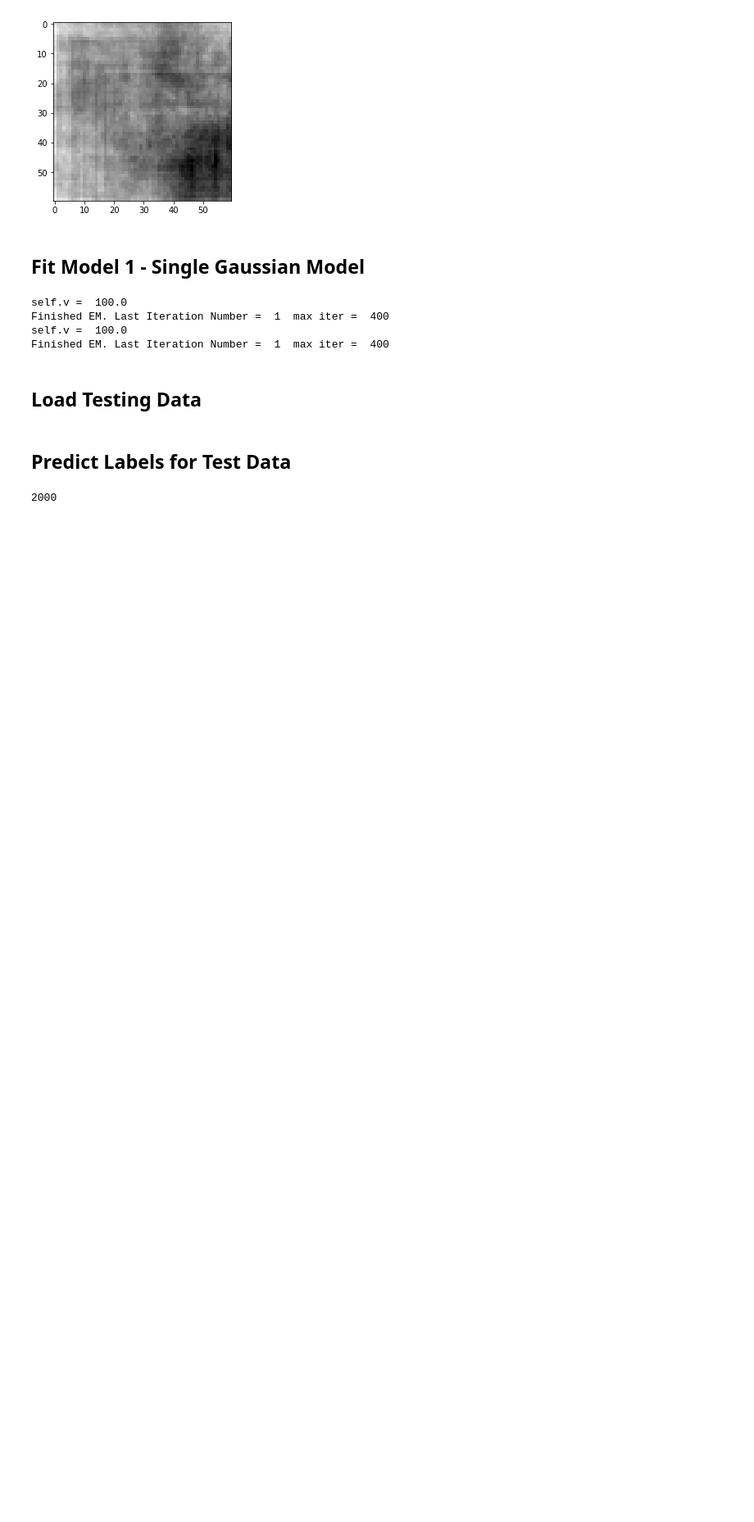
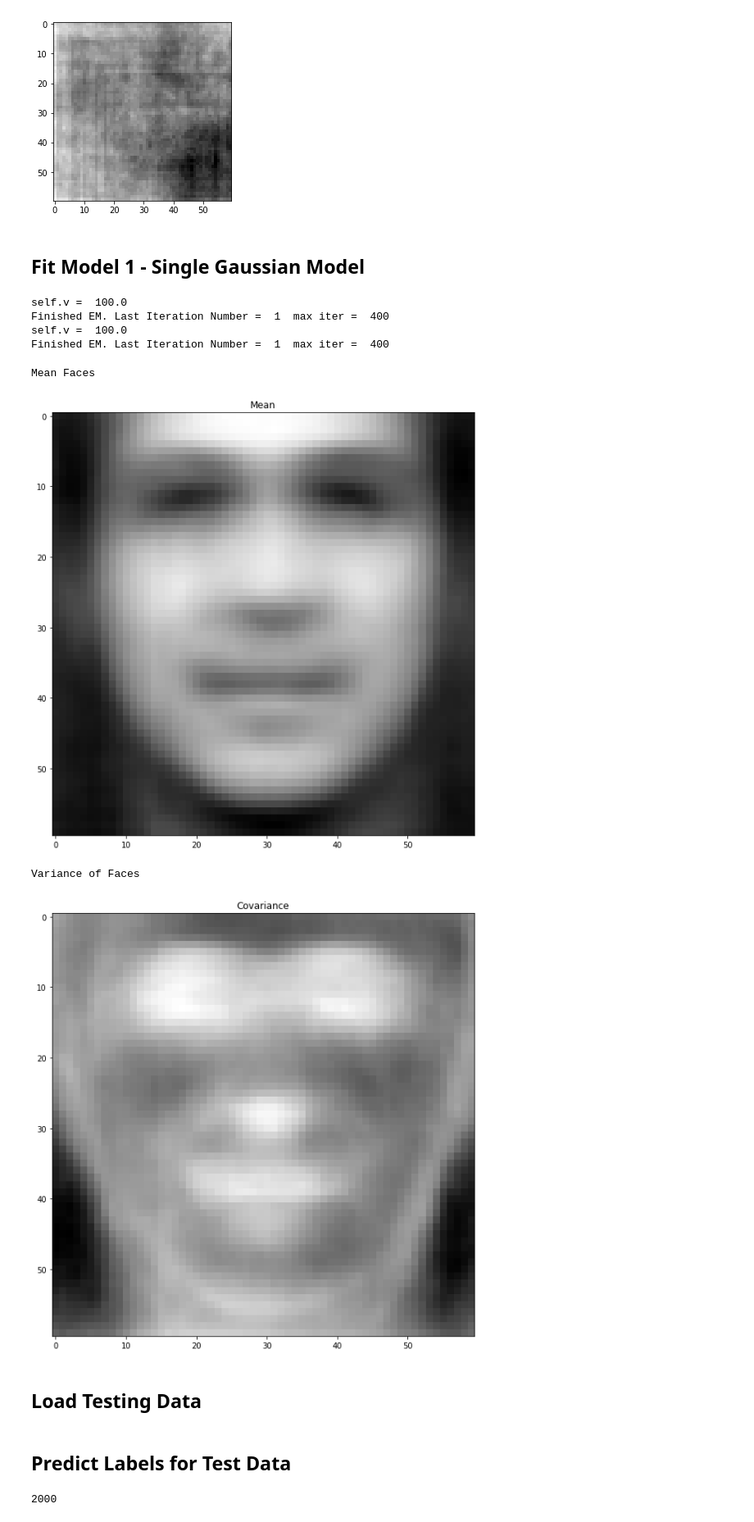
Before and after one commit to iankurgarg/image-classification, a Jupyter notebook: TestingModels.ipynb, the cells around one changed output. Shown at 82% size. Saved outputs shown, nothing was run; the diff lists cells and outputs as text; code cells hidden in the pictures; blank space fills up the shorter version.

```diff
--- a/TestingModels.ipynb
+++ b/TestingModels.ipynb
@@ -37,6 +38,16 @@ self.v =  100.0
 Finished EM. Last Iteration Number =  1  max iter =  400
 self.v =  100.0
 Finished EM. Last Iteration Number =  1  max iter =  400
+# %%
+print "Mean Faces"
+means = m.converted_mean()
+print "Variance of Faces"
+covars = m.converted_covariance()
+# %% [output]
+Mean Faces
+[figure, added]
+Variance of Faces
+[figure, added]
 # %% [markdown]
 ## Load Testing Data
 # %%
```
Also changed, not shown: parts of 6 cells of this notebook, 6 other files.
